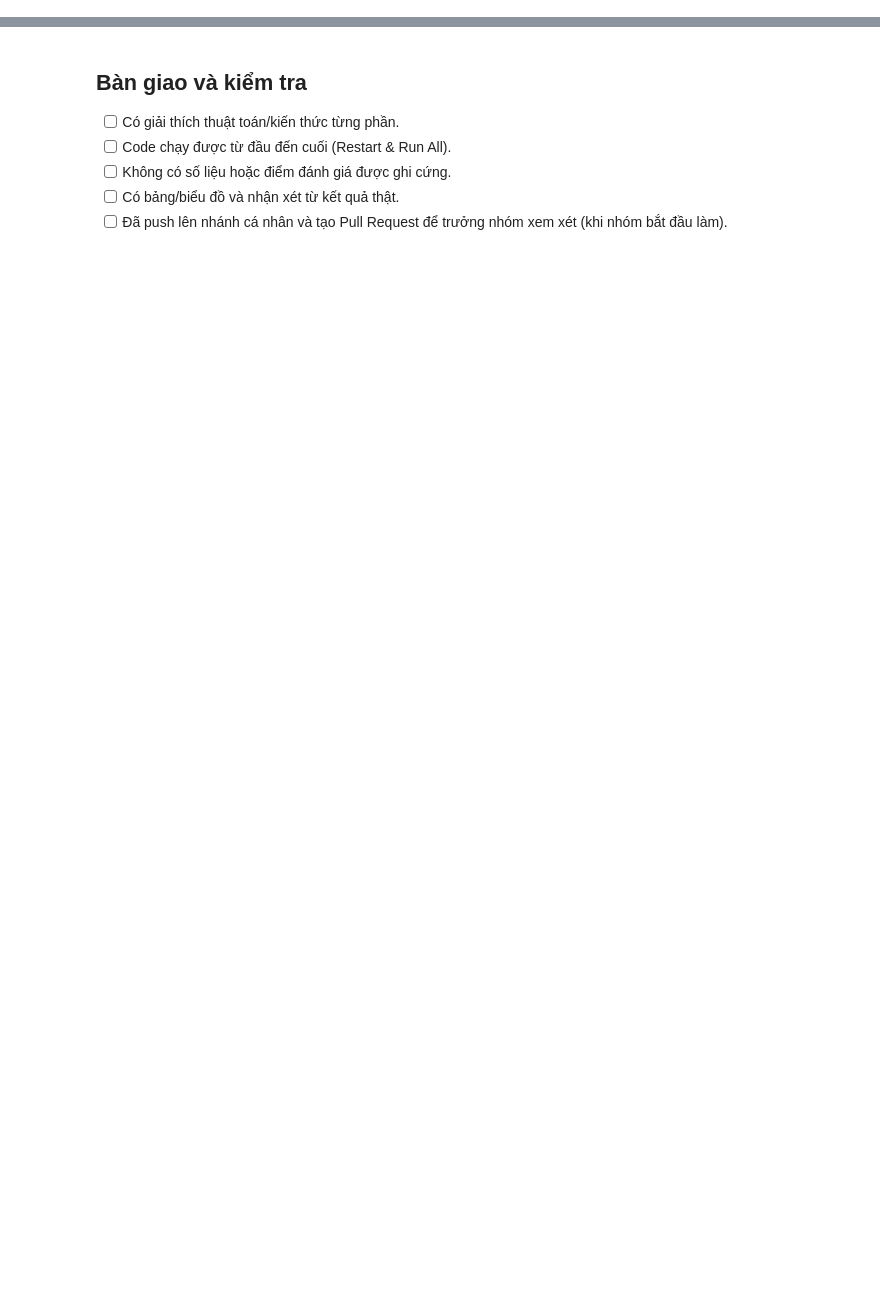
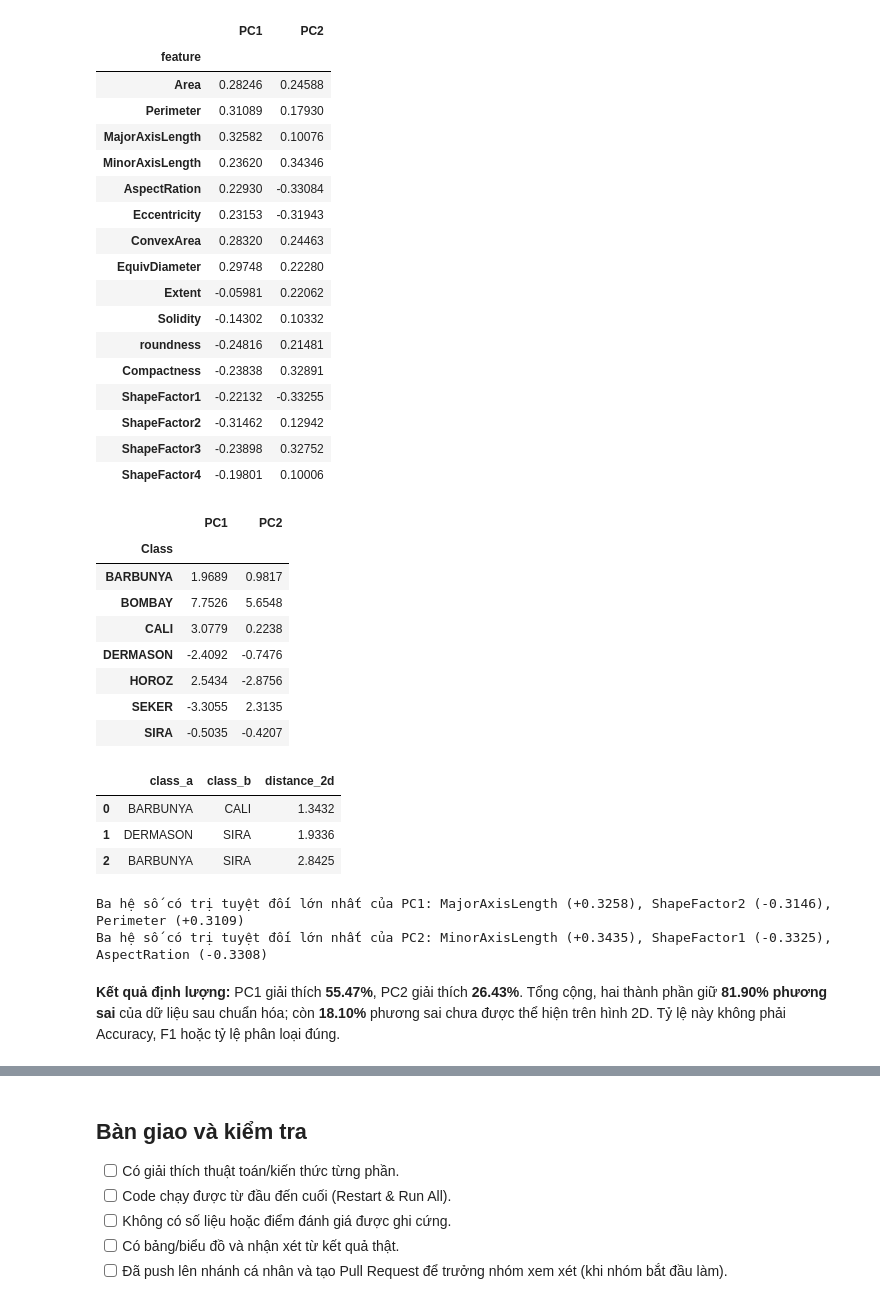
Before and after one commit to tanlen06-debug/Khai_Thac_Du_Lieu_Gr6, a Jupyter notebook: notebooks/linh.ipynb, the cells around one changed output, grey strips where cells are left out. Drawn from its saved outputs; the diff is of its cells as text; code cells hidden in the pictures; blank space fills up the shorter version.

```diff
--- a/notebooks/linh.ipynb
+++ b/notebooks/linh.ipynb
@@ -79,3 +250,62 @@ print("Project root:", ROOT)
 # %%
-# TODO (linh, 11–12. Trực quan hóa gom cụm): viet code thuc nghiem tai day.
-# Luu y: giu nhan Class ra khoi X khi huan luyen/gom cum neu phu hop.
+coefficients = pd.DataFrame(pca.components_.T, index=FEATURE_COLUMNS, columns=["PC1", "PC2"])
+coefficients.index.name = "feature"
+display(coefficients.round(5))
+coefficients.to_csv(TABLES_DIR / "tv3_pca_coefficients.csv", encoding="utf-8-sig")
+
+class_centers = pca_df.groupby("Class")[["PC1", "PC2"]].mean()
+pair_distances = pd.DataFrame([
+    {"class_a": a, "class_b": b,
+     "distance_2d": float(np.linalg.norm(class_centers.loc[a] - class_centers.loc[b]))}
+    for a, b in combinations(class_centers.index, 2)
+]).sort_values("distance_2d", ignore_index=True)
+display(class_centers.round(4))
+display(pair_distances.head(3).round(4))
+
+for component in ["PC1", "PC2"]:
+    strongest = coefficients[component].abs().nlargest(3).index
+    values = ", ".join(f"{f} ({coefficients.loc[f, component]:+.4f})" for f in strongest)
+    print(f"Ba hệ số có trị tuyệt đối lớn nhất của {component}: {values}")
+
+display(Markdown(
+    f"**Kết quả định lượng:** PC1 giải thích **{explained[0]:.2%}**, "
+    f"PC2 giải thích **{explained[1]:.2%}**. Tổng cộng, hai thành phần giữ "
+    f"**{retained:.2%} phương sai** của dữ liệu sau chuẩn hóa; còn "
+    f"**{1-retained:.2%}** phương sai chưa được thể hiện trên hình 2D. "
+    "Tỷ lệ này không phải Accuracy, F1 hoặc tỷ lệ phân loại đúng."
+))
+# %% [output]
+|  | PC1 | PC2 |
+| feature |  |  |
+| Area | 0.28246 | 0.24588 |
+| Perimeter | 0.31089 | 0.17930 |
+| MajorAxisLength | 0.32582 | 0.10076 |
+| MinorAxisLength | 0.23620 | 0.34346 |
+| AspectRation | 0.22930 | -0.33084 |
+| Eccentricity | 0.23153 | -0.31943 |
+| ConvexArea | 0.28320 | 0.24463 |
+| EquivDiameter | 0.29748 | 0.22280 |
+| Extent | -0.05981 | 0.22062 |
+| Solidity | -0.14302 | 0.10332 |
+| roundness | -0.24816 | 0.21481 |
+| Compactness | -0.23838 | 0.32891 |
+| ShapeFactor1 | -0.22132 | -0.33255 |
+| ShapeFactor2 | -0.31462 | 0.12942 |
+| ShapeFactor3 | -0.23898 | 0.32752 |
+| ShapeFactor4 | -0.19801 | 0.10006 |
+|  | PC1 | PC2 |
+| Class |  |  |
+| BARBUNYA | 1.9689 | 0.9817 |
+| BOMBAY | 7.7526 | 5.6548 |
+| CALI | 3.0779 | 0.2238 |
+| DERMASON | -2.4092 | -0.7476 |
+| HOROZ | 2.5434 | -2.8756 |
+| SEKER | -3.3055 | 2.3135 |
+| SIRA | -0.5035 | -0.4207 |
+|  | class_a | class_b | distance_2d |
+| 0 | BARBUNYA | CALI | 1.3432 |
+| 1 | DERMASON | SIRA | 1.9336 |
+| 2 | BARBUNYA | SIRA | 2.8425 |
+Ba hệ số có trị tuyệt đối lớn nhất của PC1: MajorAxisLength (+0.3258), ShapeFactor2 (-0.3146), Perimeter (+0.3109)
+Ba hệ số có trị tuyệt đối lớn nhất của PC2: MinorAxisLength (+0.3435), ShapeFactor1 (-0.3325), AspectRation (-0.3308)
+**Kết quả định lượng:** PC1 giải thích **55.47%**, PC2 giải thích **26.43%**. Tổng cộng, hai thành phần giữ **81.90% phương sai** của dữ liệu sau chuẩn hóa; còn **18.10%** phương sai chưa được thể hiện trên hình 2D. Tỷ lệ này không phải Accuracy, F1 hoặc tỷ lệ phân loại đúng.
```
Also changed, not shown: parts of 19 cells of this notebook, 7 other files.
